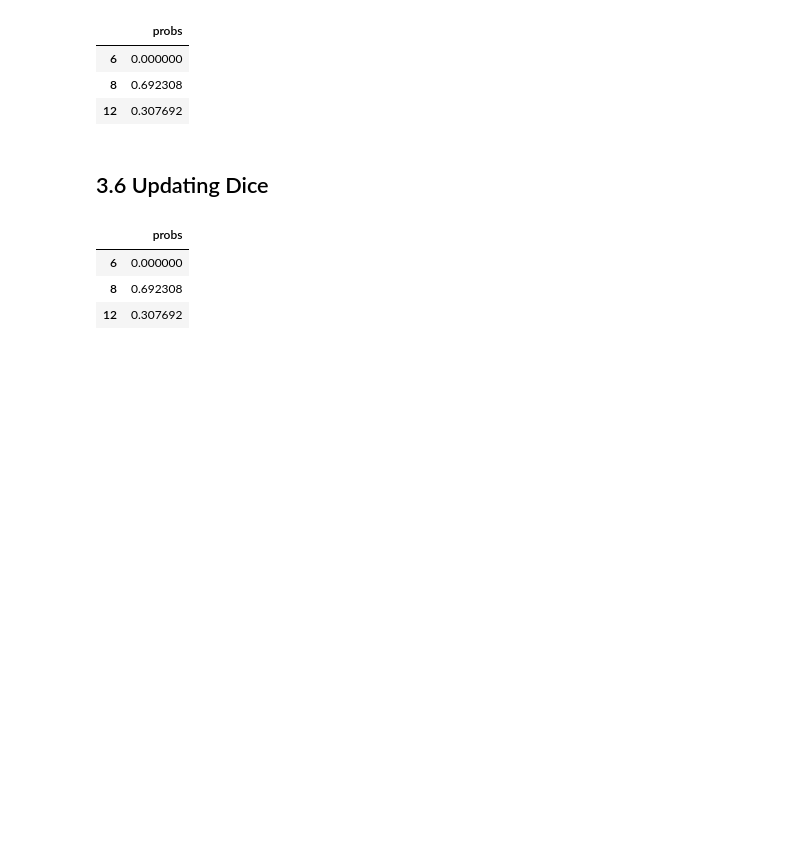
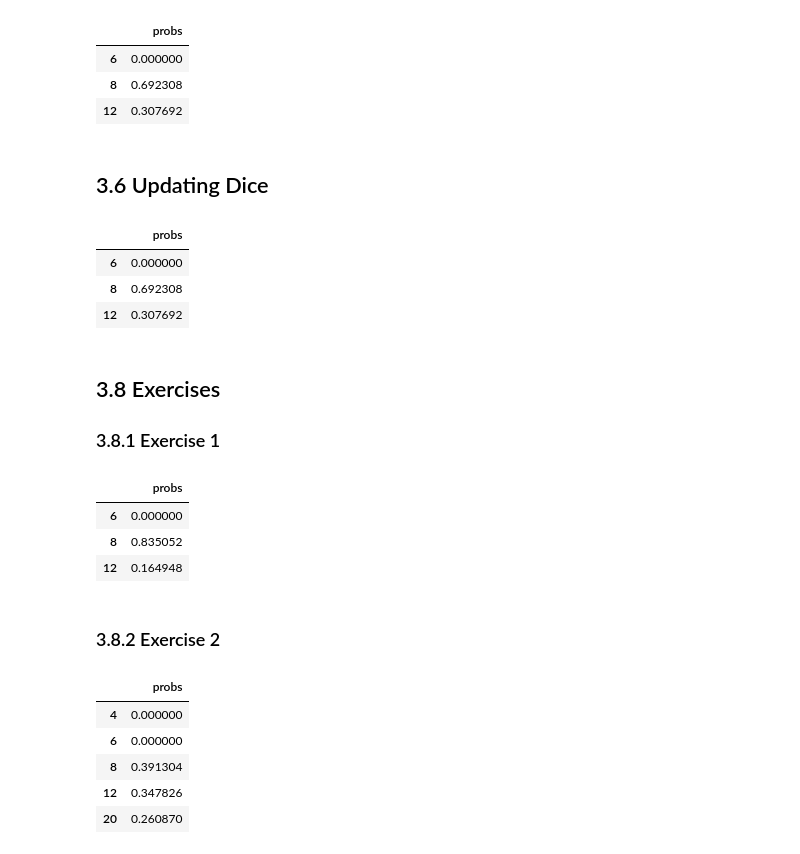
Before and after one commit to Xupeiyi/think-bayes, a Jupyter notebook: chapter3.ipynb, the cells around one changed output. Cells and saved outputs as stored; diff of their text form; code cells hidden in the pictures; blank space fills up the shorter version.

Commit message:
finished chapter 3 exercise

```diff
--- a/chapter3.ipynb
+++ b/chapter3.ipynb
@@ -102,21 +106,60 @@ posterior2
 # %% [markdown]
 ## 3.6 Updating Dice
 # %%
-def update_dice(pmf, data):
-    """Update pmf based on new data."""
+def update_dice(pmf, outcome):
+    """Update pmf based on new outcome of dice roll."""
+    pmf = pmf.copy()
+
     hypos = pmf.qs
     likelihood = 1 / hypos
-    impossible = (data > hypos)
+    impossible = (outcome > hypos)
     likelihood[impossible] = 0
+
     pmf *= likelihood
     pmf.normalize()
 
-pmf = prior.copy()
-update_dice(pmf, 1)
-update_dice(pmf, 7)
-pmf
+    return pmf
+
+posterior1 = update_dice(prior, 1)
+posterior2 = update_dice(posterior1, 7)
+posterior2
 # %% [output]
 |  | probs |
 | 6 | 0.000000 |
 | 8 | 0.692308 |
 | 12 | 0.307692 |
+# %% [markdown]
+## 3.8 Exercises
+### 3.8.1 Exercise 1
+# %%
+hypos = [6, 8, 12]
+prior = Pmf(1/3, index=hypos)
+
+posterior1 = update_dice(prior, 1)
+posterior2 = update_dice(posterior1, 3)
+posterior3 = update_dice(posterior2, 5)
+posterior4 = update_dice(posterior3, 7)
+posterior4
+# %% [output]
+|  | probs |
+| 6 | 0.000000 |
+| 8 | 0.835052 |
+| 12 | 0.164948 |
+# %% [markdown]
+### 3.8.2 Exercise 2
+# %%
+prior = Pmf(
+    index=[4, 6, 8, 12, 20],
+    data=[1, 2, 3, 4, 5],
+)
+prior.normalize()
+
+posterior = update_dice(prior, 7)
+posterior
+# %% [output]
+|  | probs |
+| 4 | 0.000000 |
+| 6 | 0.000000 |
+| 8 | 0.391304 |
+| 12 | 0.347826 |
+| 20 | 0.260870 |
```
Also changed, not shown: parts of 7 cells of this notebook.
